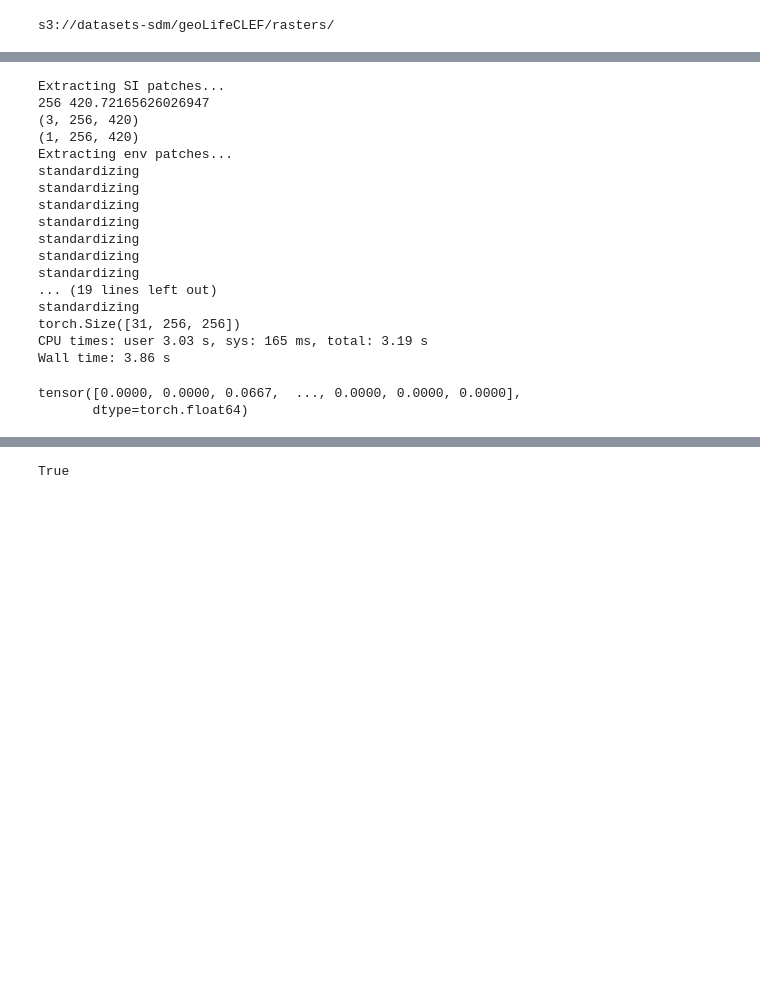
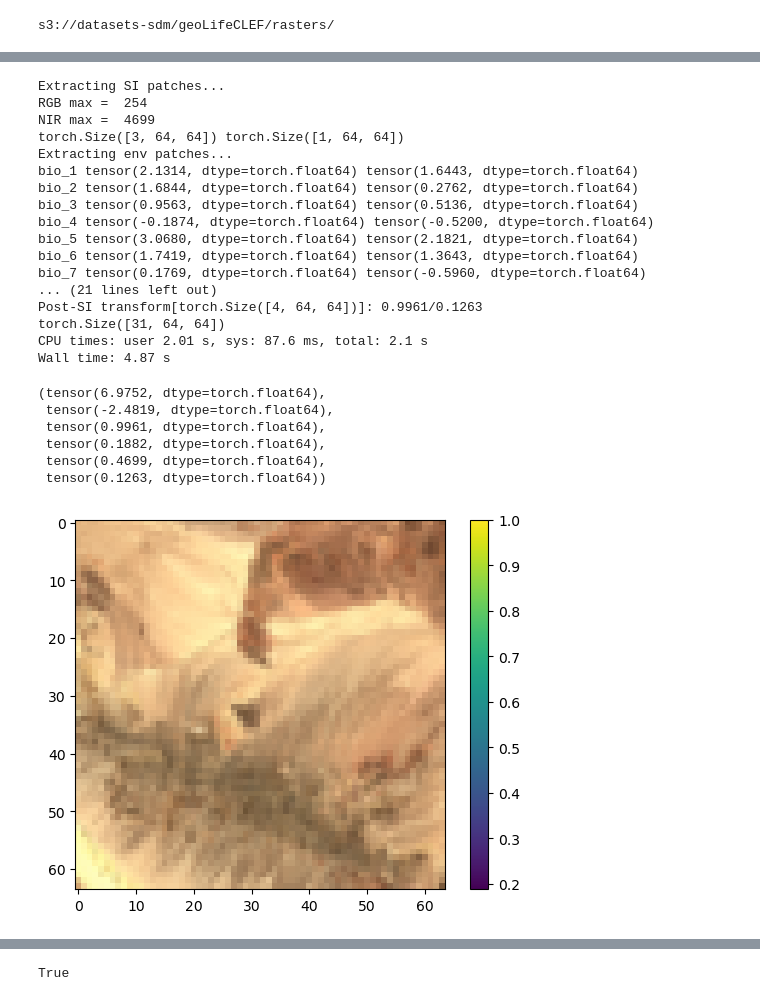
Before and after one commit to ando-shah/sdm-geolifeCLEF, a Jupyter notebook: cnn_pipeline.ipynb, the cells around one changed output, grey strips where cells are left out. Drawn from its saved outputs; the diff is of its cells as text; code cells hidden in the pictures; blank space fills up the shorter version.

Commit message:
Changes to feed in training data to models

```diff
--- a/cnn_pipeline.ipynb
+++ b/cnn_pipeline.ipynb
@@ -272,27 +290,40 @@ Completed Setup of Raster sndppt
 # %%
 %%time
-(patch, target) = train_set[2708]
-# (patch, target) = train_set[17000]
+# (patch, target) = train_set[2708]
+(patch, target) = train_set[17000]
 # %% [output]
 Extracting SI patches...
-256 420.72165626026947
-(3, 256, 420)
-(1, 256, 420)
+RGB max =  254
+NIR max =  4699
+torch.Size([3, 64, 64]) torch.Size([1, 64, 64])
 Extracting env patches...
-standardizing
-standardizing
-standardizing
-standardizing
-standardizing
-standardizing
-standardizing
-... (19 lines left out)
-standardizing
-torch.Size([31, 256, 256])
-CPU times: user 3.03 s, sys: 165 ms, total: 3.19 s
-Wall time: 3.86 s
+bio_1 tensor(2.1314, dtype=torch.float64) tensor(1.6443, dtype=torch.float64)
+bio_2 tensor(1.6844, dtype=torch.float64) tensor(0.2762, dtype=torch.float64)
+bio_3 tensor(0.9563, dtype=torch.float64) tensor(0.5136, dtype=torch.float64)
+bio_4 tensor(-0.1874, dtype=torch.float64) tensor(-0.5200, dtype=torch.float64)
+bio_5 tensor(3.0680, dtype=torch.float64) tensor(2.1821, dtype=torch.float64)
+bio_6 tensor(1.7419, dtype=torch.float64) tensor(1.3643, dtype=torch.float64)
+bio_7 tensor(0.1769, dtype=torch.float64) tensor(-0.5960, dtype=torch.float64)
+... (21 lines left out)
+Post-SI transform[torch.Size([4, 64, 64])]: 0.9961/0.1263
+torch.Size([31, 64, 64])
+CPU times: user 2.01 s, sys: 87.6 ms, total: 2.1 s
+Wall time: 4.87 s
-# %%
-target
-# %% [output]
-tensor([0.0000, 0.0000, 0.0667,  ..., 0.0000, 0.0000, 0.0000],
-       dtype=torch.float64)
+# %%
+patch[4:,:,:].max(), patch[4:,:,:].min(), patch[0:3,:,:].max(), patch[0:3,:,:].min(), patch[3,:,:].max(), patch[3,:,:].min()
+# %% [output]
+(tensor(6.9752, dtype=torch.float64),
+ tensor(-2.4819, dtype=torch.float64),
+ tensor(0.9961, dtype=torch.float64),
+ tensor(0.1882, dtype=torch.float64),
+ tensor(0.4699, dtype=torch.float64),
+ tensor(0.1263, dtype=torch.float64))
+# %%
+img = patch[0:3,:,:]
+img = img.numpy()
+img = img.transpose([1, 2, 0])
+plt.imshow(img, vmax=1)
+plt.colorbar()
+plt.show()
+# %% [output]
+[figure, added]
```
Also changed, not shown: parts of 18 cells of this notebook, 4 other files.
